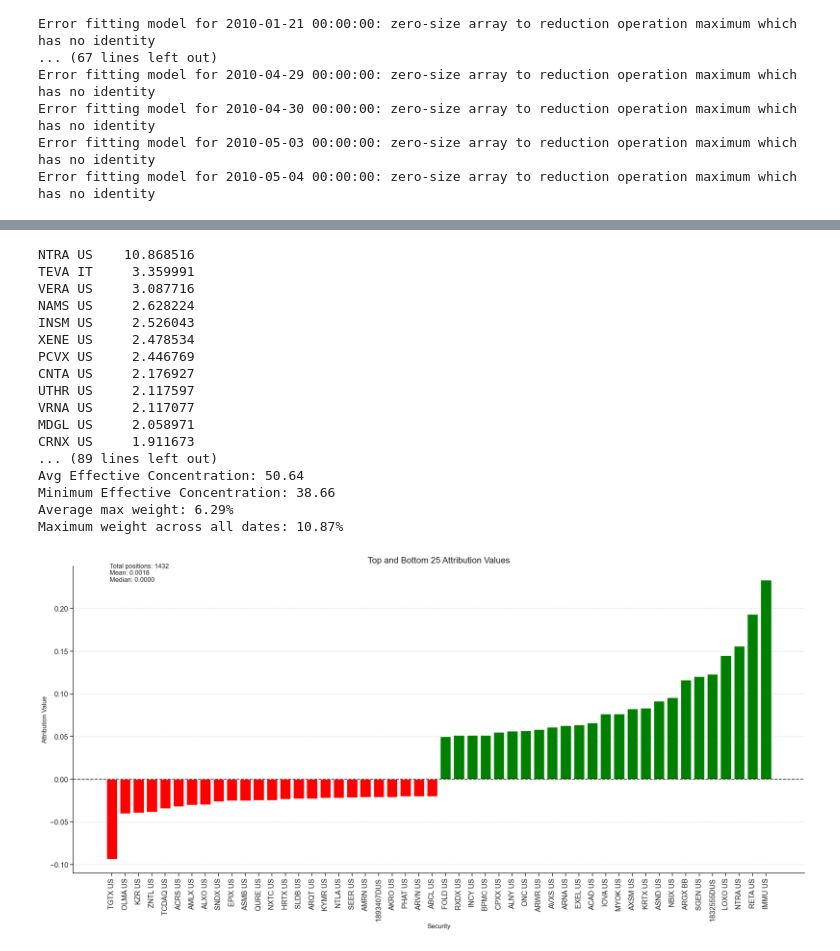
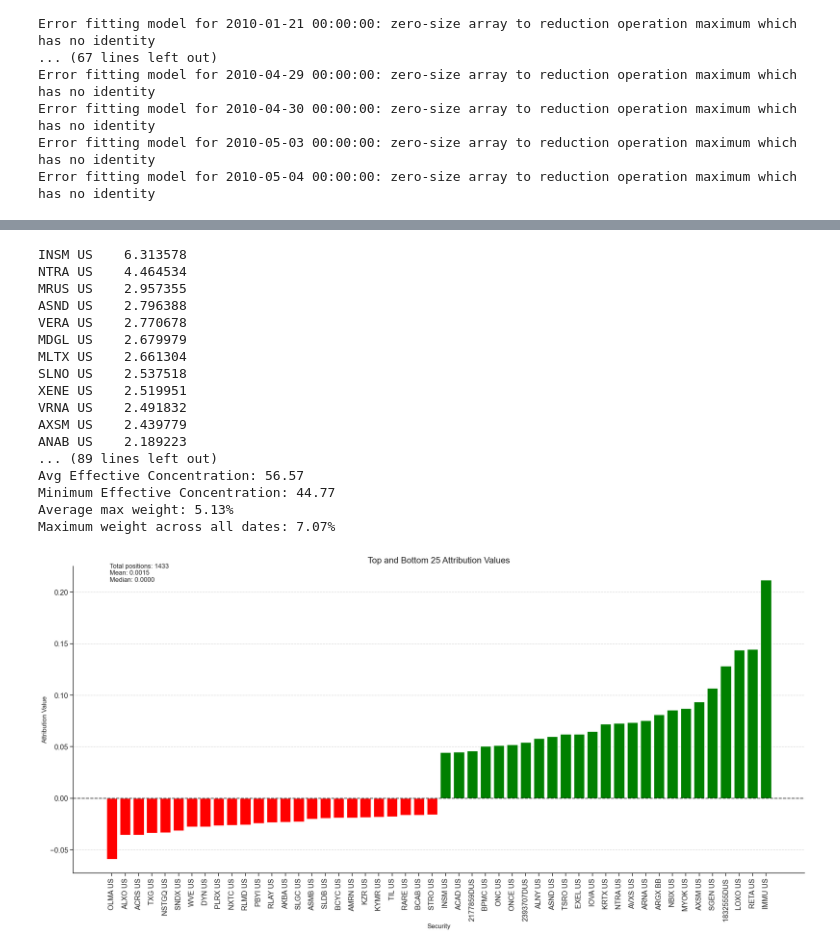
Before and after one commit to UVIMCO/Biotech-Basket, a Jupyter notebook: FundModel.ipynb, the cells around one changed output, grey strips where cells are left out. Drawn from its saved outputs; the diff is of its cells as text; code cells hidden in the pictures.

```diff
--- a/FundModel.ipynb
+++ b/FundModel.ipynb
@@ -613,7 +835,7 @@ plt.show()
 # %%
 # Get strategy returns and LSCIBreturns
-strategy_returns = bt.get_strategy_returns(final_holdings, pd.Timestamp('2025-05-15'))
-clinical_trial_index_returns = bt.sec_rets_df['LSCIB'].loc[strategy_returns.index[0]:strategy_returns.index[-1]]
+strategy_returns, ctr, weights = bt.get_strategy_returns(final_holdings, pd.Timestamp('2025-05-15'))
+clinical_trial_index_returns = bt.sec_rets_df['LSCIBC'].loc[strategy_returns.index[0]:strategy_returns.index[-1]]
 
 # Convert to cumulative returns
 strategy_cumulative = (1 + strategy_returns).cumprod() - 1
@@ -638,20 +860,20 @@ fig, (ax1, ax2) = plt.subplots(2, 1, figsize=(12, 12), gridspec_kw={'height_rati
 # Compute beta and alpha to LSCIB for regular strategy
 returns_for_regression = pd.DataFrame({
     'strategy': strategy_returns,
-    'lscib': clinical_trial_index_returns
+    'lscibc': clinical_trial_index_returns
 })
 returns_for_regression = returns_for_regression.dropna()
 returns_for_regression = returns_for_regression[(returns_for_regression['strategy'] != 0) |
-                                               (returns_for_regression['lscib'] != 0)]
+                                               (returns_for_regression['lscibc'] != 0)]
 
 # Add a constant to the regression model
-X = sm.add_constant(returns_for_regression['lscib'])
+X = sm.add_constant(returns_for_regression['lscibc'])
 Y = returns_for_regression['strategy']
 
 # Fit the regression model
 model = sm.OLS(Y, X).fit()
 # Extract beta and alpha
-beta = model.params['lscib']
+beta = model.params['lscibc']
 alpha = model.params['const']
 alpha_annualized = alpha * len(returns_for_regression) / ((strategy_returns.index[-1] - strategy_returns.index[0]).days / 365.25)
 
@@ -683,7 +905,7 @@ legend.get_frame().set_linewidth(1)
 
 # Add metrics box with enhanced styling
 metrics_text = (
-    f"OLS Beta to LSCIB: {beta:.4f}\n"
+    f"OLS Beta to LSCIBC: {beta:.4f}\n"
     f"OLS Alpha (ann.): {alpha_annualized*100:.2f}%\n"
     f"OLS Idiosyncratic Vol (ann.): {idio_vol_annualized*100:.2f}%"
 )
@@ -700,14 +922,8 @@ ax2.grid(True, linestyle='--', alpha=0.7, axis='y')
 sns.lineplot(data=trailing_12m_relative, color="#C44E52",
             ax=ax2, linewidth=2.5, label='Relative Performance')
 
-# Add individual T12M returns as dotted lines
-sns.lineplot(data=strategy_t12m, color="#4C72B0", ax=ax2,
-            linewidth=1.5, linestyle='--', label='Biotech Basket T12M')
-sns.lineplot(data=clinical_trial_index_t12m, color="#55A868", ax=ax2,
-            linewidth=1.5, linestyle='--', label='Clinical Trial Index T12M')
-
 # Format the second plot
-ax2.set_title("Trailing 12-Month Relative Performance (Biotech Basket - LSCIB)",
+ax2.set_title("Trailing 12-Month Relative Performance (Biotech Basket - LSCIBC)",
              fontsize=18, fontweight='bold')
 ax2.set_ylabel("Relative Return (%)", fontsize=14, fontweight='bold')
 ax2.set_xlabel("")  # Remove x-axis label
@@ -730,6 +962,6 @@ plt.show()
 # %%
 # Get the holdings for the specified date
-holdings = final_holdings.loc[pd.Timestamp('2025-02-14')].dropna().loc[lambda x: x != 0]
+holdings = final_holdings.loc[pd.Timestamp('2025-05-15')].dropna().loc[lambda x: x != 0]
 # Sort by size (value) in descending order
 sorted_holdings = holdings.sort_values(ascending=False)
 # Convert to percentage and print the sorted holdings
@@ -744,58 +976,57 @@ print(f"Minimum Effective Concentration: {hhi.min():.2f}")
 print(f"Average max weight: {final_holdings.max(axis=1).mean()*100:.2f}%")
 print(f"Maximum weight across all dates: {max_weight:.2f}%")
 # %% [output]
-NTRA US    10.868516
-TEVA IT     3.359991
-VERA US     3.087716
-NAMS US     2.628224
-INSM US     2.526043
-XENE US     2.478534
-PCVX US     2.446769
-CNTA US     2.176927
-UTHR US     2.117597
-VRNA US     2.117077
-MDGL US     2.058971
-CRNX US     1.911673
+INSM US    6.313578
+NTRA US    4.464534
+MRUS US    2.957355
+ASND US    2.796388
+VERA US    2.770678
+MDGL US    2.679979
+MLTX US    2.661304
+SLNO US    2.537518
+XENE US    2.519951
+VRNA US    2.491832
+AXSM US    2.439779
+ANAB US    2.189223
 ... (89 lines left out)
-Avg Effective Concentration: 50.64
-Minimum Effective Concentration: 38.66
-Average max weight: 6.29%
-Maximum weight across all dates: 10.87%
+Avg Effective Concentration: 56.57
+Minimum Effective Concentration: 44.77
+Average max weight: 5.13%
+Maximum weight across all dates: 7.07%
 # %%
-attr = bt.get_strategy_attribution(final_holdings, end_date=pd.Timestamp('2025-05-15'))
-attr = FilingBacktester.carino_attribution(attr)
+attr = FilingBacktester.carino_attribution(ctr)
 
 # Sort all attribution values from smallest to largest
 plot_data = attr.sort_values()
 
 # Get the bottom 25 and top 25 attributions
 bottom_25 = plot_data.head(25)
 top_25 = plot_data.tail(25)
 
 # Combine them into a single dataframe for plotting
 combined_data = pd.concat([bottom_25, top_25])
 
 # Create a bar plot for the top and bottom 25 attributions with wider figure
 plt.figure(figsize=(20, 10))
 bars = plt.bar(combined_data.index, combined_data.values, color=['red' if x < 0 else 'green' for x in combined_data.values])
 
 # Add labels and title
 plt.title('Top and Bottom 25 Attribution Values', fontsize=16)
 plt.xlabel('Security', fontsize=12)
 plt.ylabel('Attribution Value', fontsize=12)
 plt.axhline(y=0, color='black', linestyle='--', alpha=0.7)
 plt.grid(axis='y', linestyle='--', alpha=0.7)
 
 # Rotate x-axis labels for better readability
 plt.xticks(rotation=90)
 
 # Add summary statistics as text
 plt.text(0.05, 0.95, f"Total positions: {len(attr)}\nMean: {plot_data.mean():.4f}\nMedian: {plot_data.median():.4f}",
          transform=plt.gca().transAxes, fontsize=12,
          bbox=dict(facecolor='white', alpha=0.8))
 
 plt.tight_layout()
 plt.show()
 # %% [output]
-[figure, old version]
+[figure, new version]
 # %%
```
Also changed, not shown: parts of 17 cells of this notebook, 3 other files.
